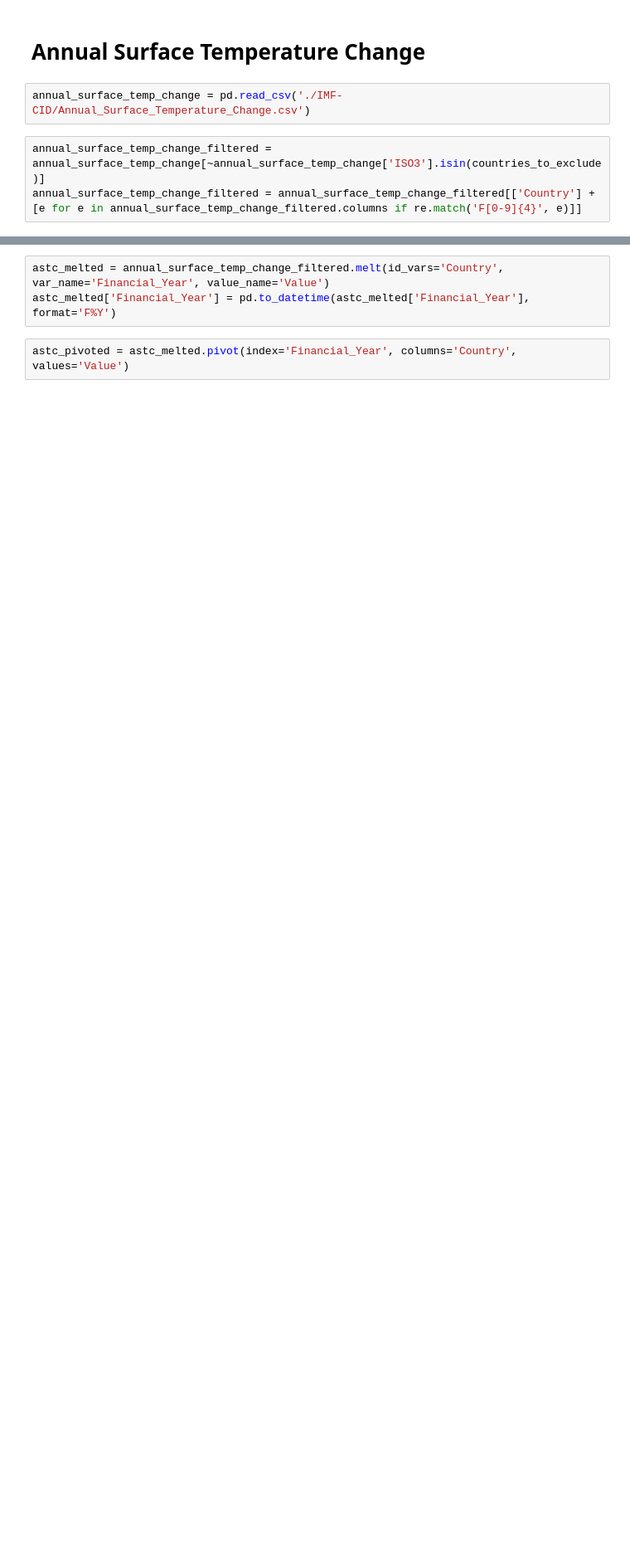
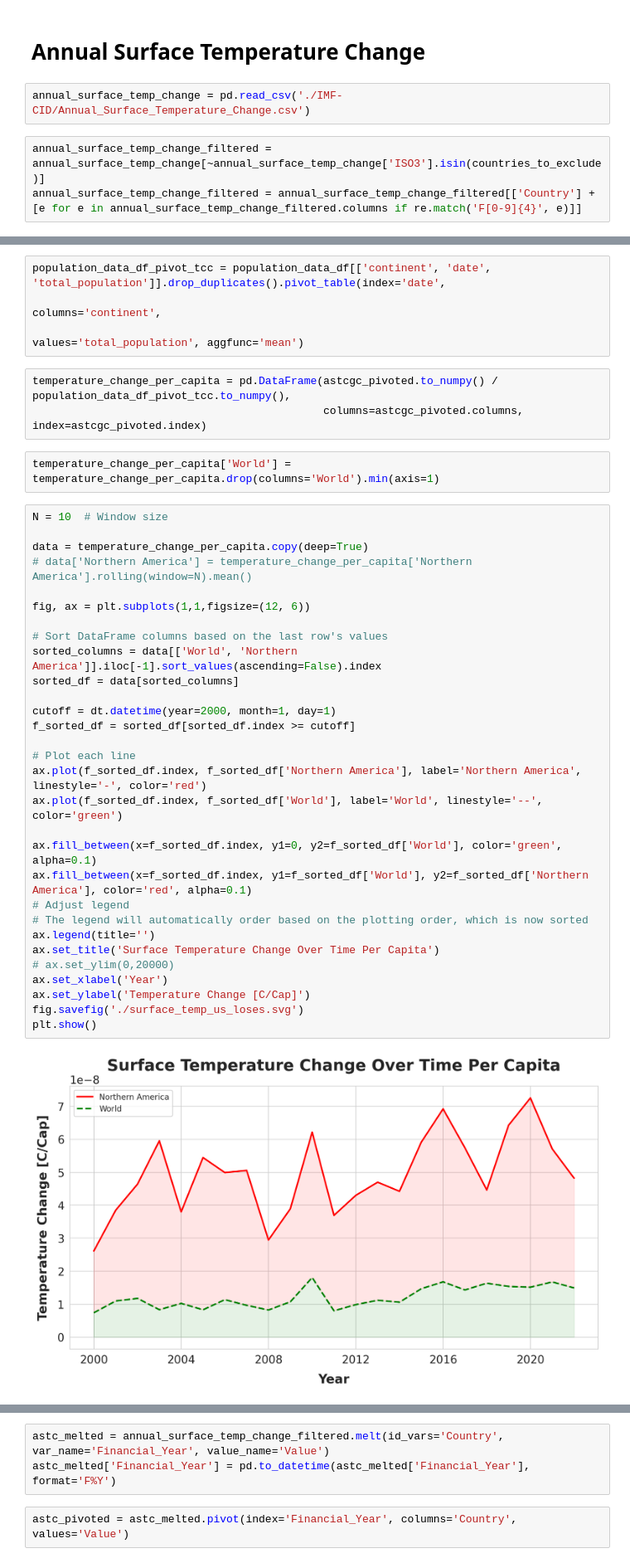
Before and after one commit to RicoFio/6.C85, a Jupyter notebook: projects/assignments/a4/data/a4_analysis.ipynb, the cells around one changed output, grey strips where cells are left out. Shown at 83% size. Drawn from its saved outputs; the diff is of its cells as text; blank space fills up the shorter version.

```diff
--- a/projects/assignments/a4/data/a4_analysis.ipynb
+++ b/projects/assignments/a4/data/a4_analysis.ipynb
@@ -105,0 +138,41 @@ annual_surface_temp_change_filtered_w_continents = annual_surface_temp_change_fi
+# %%
+population_data_df_pivot_tcc = population_data_df[['continent', 'date', 'total_population']].drop_duplicates().pivot_table(index='date',
+                                                                                                                           columns='continent',
+                                                                                                                           values='total_population', aggfunc='mean')
+# %%
+temperature_change_per_capita = pd.DataFrame(astcgc_pivoted.to_numpy() / population_data_df_pivot_tcc.to_numpy(),
+                                             columns=astcgc_pivoted.columns, index=astcgc_pivoted.index)
+# %%
+temperature_change_per_capita['World'] = temperature_change_per_capita.drop(columns='World').min(axis=1)
+# %%
+N = 10  # Window size
+
+data = temperature_change_per_capita.copy(deep=True)
+# data['Northern America'] = temperature_change_per_capita['Northern America'].rolling(window=N).mean()
+
+fig, ax = plt.subplots(1,1,figsize=(12, 6))
+
+# Sort DataFrame columns based on the last row's values
+sorted_columns = data[['World', 'Northern America']].iloc[-1].sort_values(ascending=False).index
+sorted_df = data[sorted_columns]
+
+cutoff = dt.datetime(year=2000, month=1, day=1)
+f_sorted_df = sorted_df[sorted_df.index >= cutoff]
+
+# Plot each line
+ax.plot(f_sorted_df.index, f_sorted_df['Northern America'], label='Northern America', linestyle='-', color='red')
+ax.plot(f_sorted_df.index, f_sorted_df['World'], label='World', linestyle='--', color='green')
+
+ax.fill_between(x=f_sorted_df.index, y1=0, y2=f_sorted_df['World'], color='green', alpha=0.1)
+ax.fill_between(x=f_sorted_df.index, y1=f_sorted_df['World'], y2=f_sorted_df['Northern America'], color='red', alpha=0.1)
+# Adjust legend
+# The legend will automatically order based on the plotting order, which is now sorted
+ax.legend(title='')
+ax.set_title('Surface Temperature Change Over Time Per Capita')
+# ax.set_ylim(0,20000)
+ax.set_xlabel('Year')
+ax.set_ylabel('Temperature Change [C/Cap]')
+fig.savefig('./surface_temp_us_loses.svg')
+plt.show()
+# %% [output]
+[figure, added]
```
Also changed, not shown: parts of 15 cells of this notebook, 2 other files.
